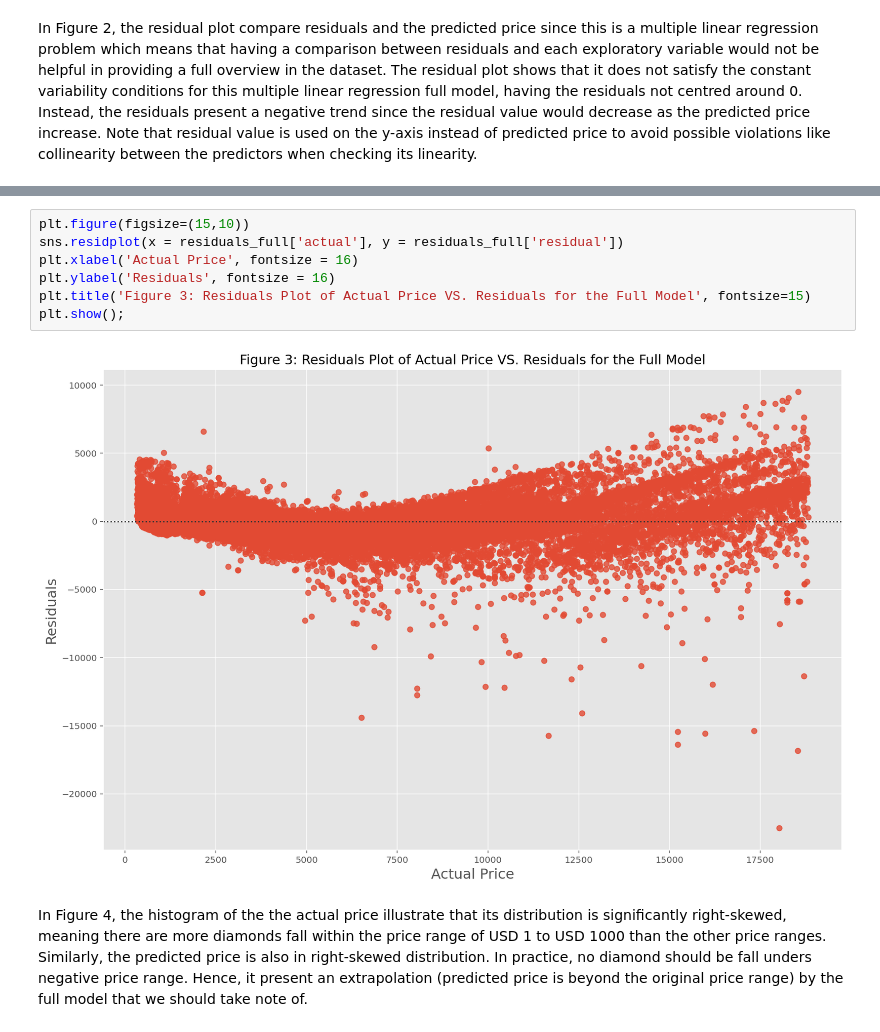
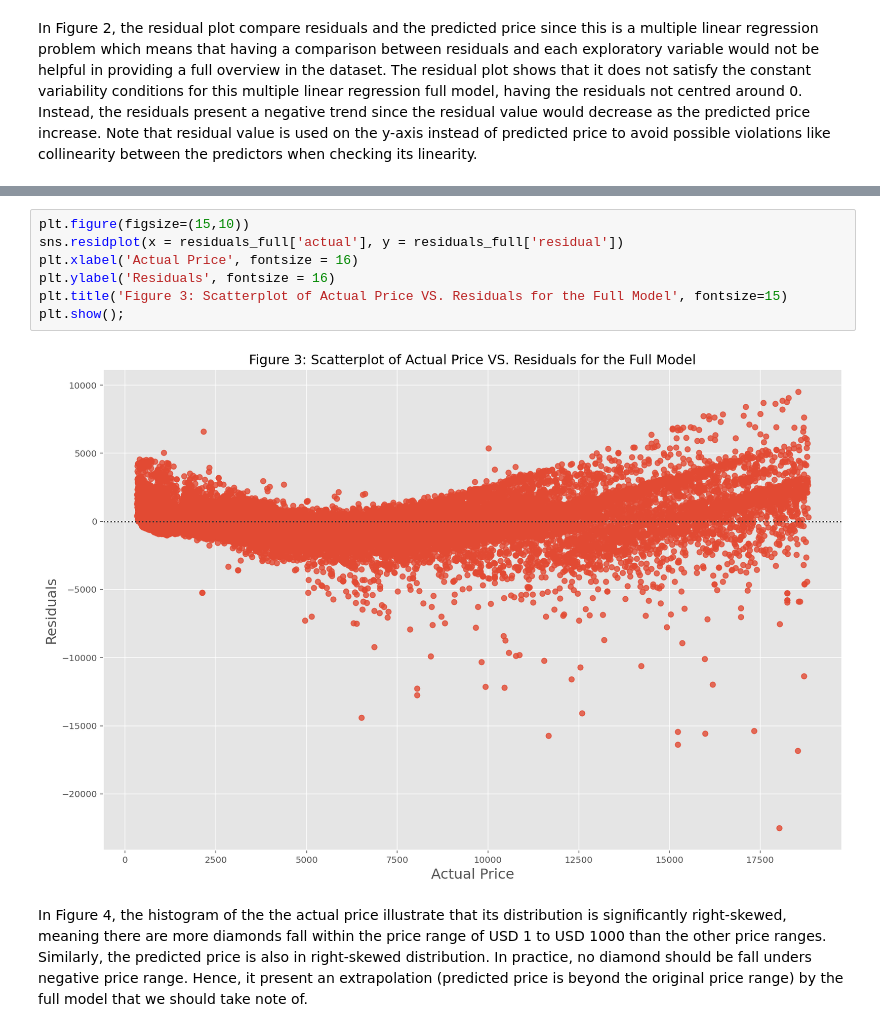
Before and after one commit to s3955624-Chee-Kin-Go/Phase-2, a Jupyter notebook: Phase 2_Group15.ipynb, the cells around one changed output, grey strips where cells are left out. Saved outputs shown, nothing was run; the diff lists cells and outputs as text.

```diff
--- a/Phase 2_Group15.ipynb
+++ b/Phase 2_Group15.ipynb
@@ -196,12 +198,12 @@ In Figure 3, the residual plot perform a comparison between the actual diamond p
 # %%
 plt.figure(figsize=(15,10))
 sns.residplot(x = residuals_full['actual'], y = residuals_full['residual'])
 plt.xlabel('Actual Price', fontsize = 16)
 plt.ylabel('Residuals', fontsize = 16)
-plt.title('Figure 3: Residuals Plot of Actual Price VS. Residuals for the Full Model', fontsize=15)
+plt.title('Figure 3: Scatterplot of Actual Price VS. Residuals for the Full Model', fontsize=15)
 plt.show();
 # %% [output]
-[figure, old version]
+[figure, new version]
 # %% [markdown]
 In Figure 4, the histogram of the the actual price illustrate that its distribution is significantly right-skewed, meaning there are more diamonds fall within the price range of USD 1 to USD 1000 than the other price ranges. Similarly, the predicted price is also in right-skewed distribution. In practice, no diamond should be fall unders negative price range. Hence, it present an extrapolation (predicted price is beyond the original price range) by the full model that we should take note of.
 # %%
```
Also changed, not shown: parts of 10 cells of this notebook.
